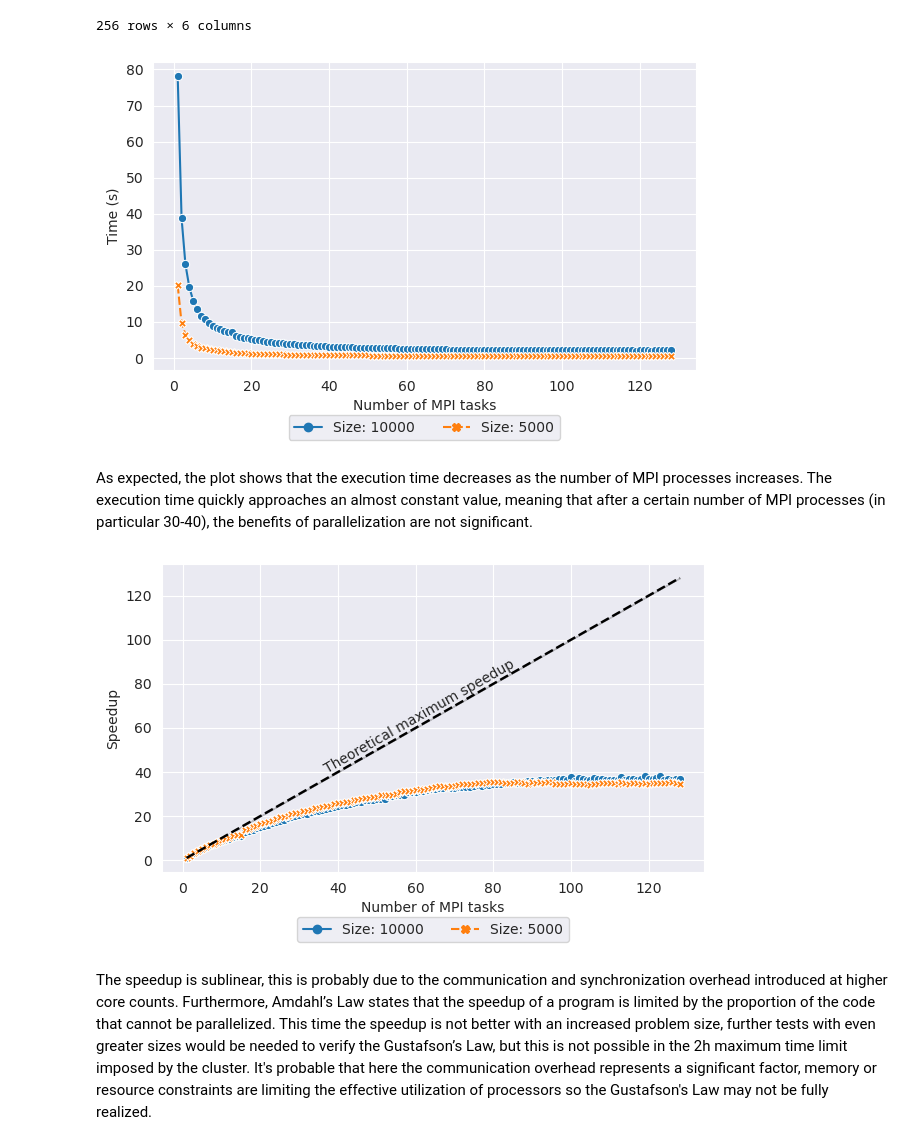
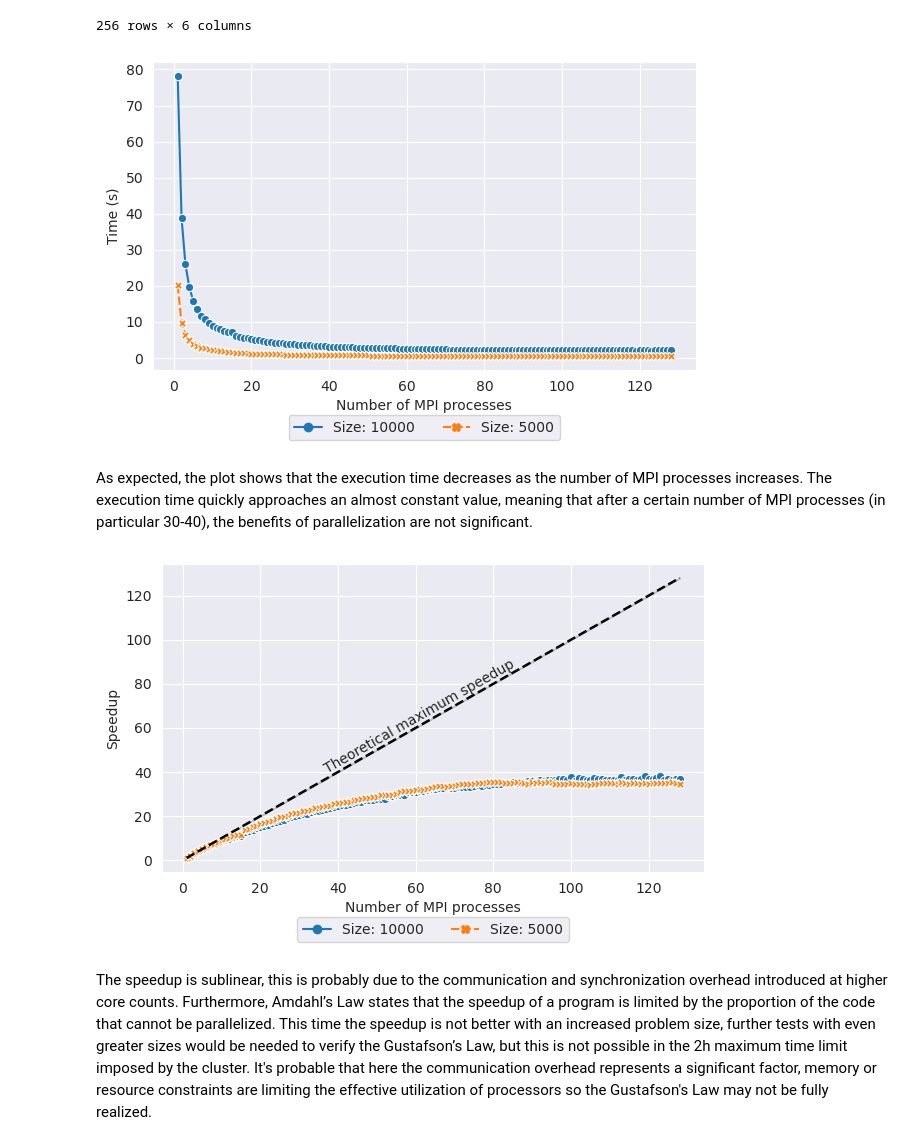
Before and after one commit to davidecapone/FHPC-Assignment, a Jupyter notebook: assignment_1/plots.ipynb, the cells around one changed output. Drawn from its saved outputs; the diff is of its cells as text; code cells hidden in the pictures.

```diff
--- a/assignment_1/plots.ipynb
+++ b/assignment_1/plots.ipynb
@@ -416,28 +416,28 @@ MPI_static
 # %%
 # Time plot
 plt.figure(figsize=(7, 4))
 
 sns.set_style('darkgrid')
 
 sns.lineplot(
     x='cores',
     y='time',
     data=MPI_static,
     hue='test',
     markers=True,
     markersize=6,
     style='test',
 )
 
 # Legend relocation
 plt.legend(bbox_to_anchor=(0.5, -0.25), loc='lower center', ncol=2, title='')
 
 plt.ylabel('Time (s)')
-plt.xlabel('Number of MPI tasks')
+plt.xlabel('Number of MPI processes')
 plt.savefig('assets/MPI_static_time.png', dpi=250, bbox_inches='tight')
 plt.show()
 # %% [output]
-[figure, old version]
+[figure, new version]
 # %% [markdown]
 As expected, the plot shows that the execution time decreases as the number of MPI processes increases. The execution time quickly approaches an almost constant value, meaning that after a certain number of MPI processes (in particular 30-40), the benefits of parallelization are not significant.
 # %%
@@ -477,11 +477,11 @@ plt.text(x=61, y=65,
 plt.legend(bbox_to_anchor=(0.5, -0.25), loc='lower center', ncol=2, title='')
 
 plt.ylabel('Speedup')
-plt.xlabel('Number of MPI tasks')
+plt.xlabel('Number of MPI processes')
 plt.savefig('assets/MPI_static_speedup.png', dpi=250, bbox_inches='tight')
 plt.show()
 # %% [output]
-[figure, old version]
+[figure, new version]
 # %% [markdown]
 The speedup is sublinear, this is probably due to the communication and synchronization overhead introduced at higher core counts. Furthermore, Amdahl’s Law states that the speedup of a program is limited by the proportion of the code that cannot be parallelized. This time the speedup is not better with an increased problem size, further tests with even greater sizes would be needed to verify the Gustafson’s Law, but this is not possible in the 2h maximum time limit imposed by the cluster. It's probable that here the communication overhead represents a significant factor, memory or resource constraints are limiting the effective utilization of processors so the Gustafson's Law may not be fully realized.
 # %%
```
Also changed, not shown: parts of 3 cells of this notebook, 4 other files.
